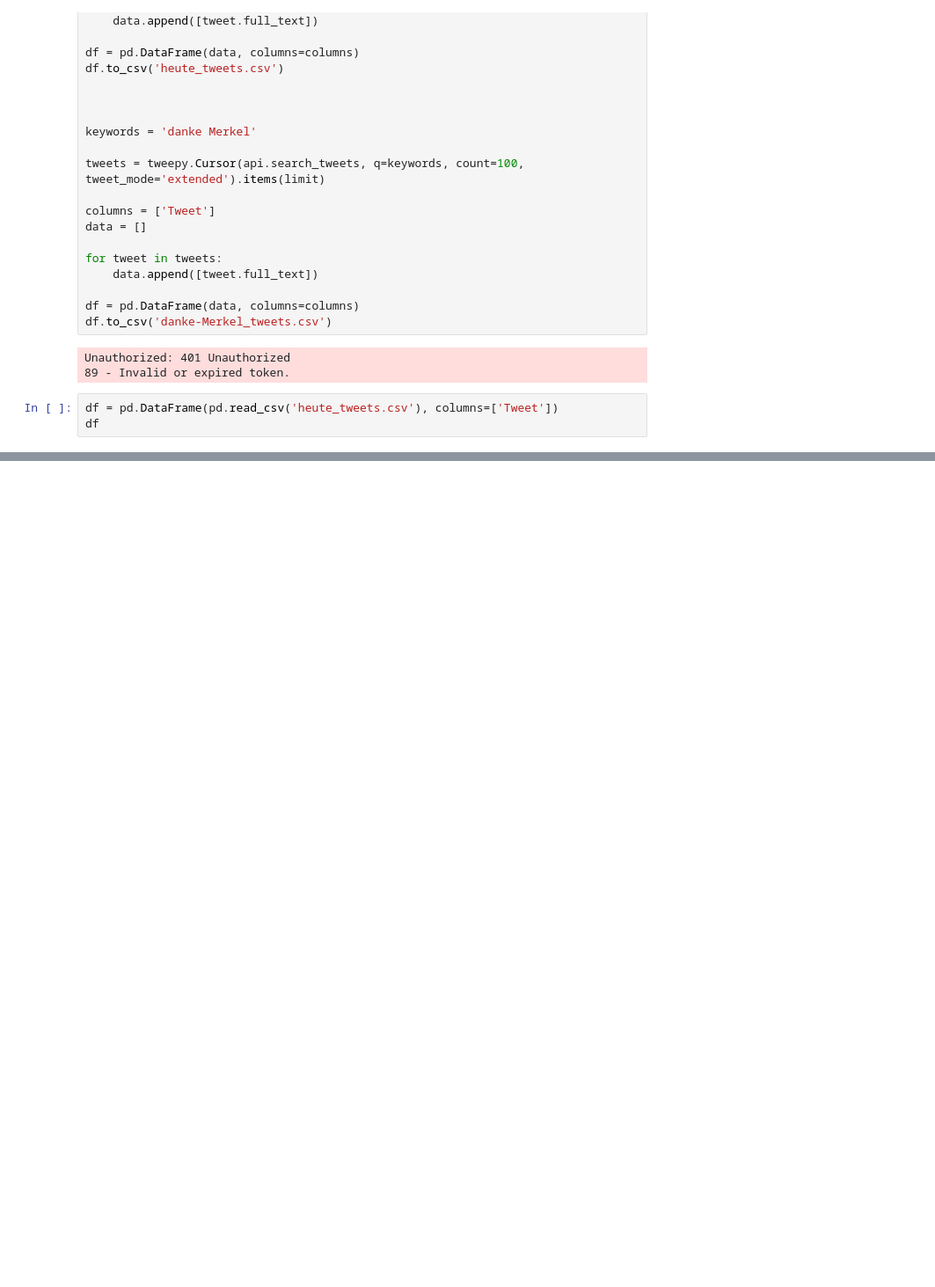
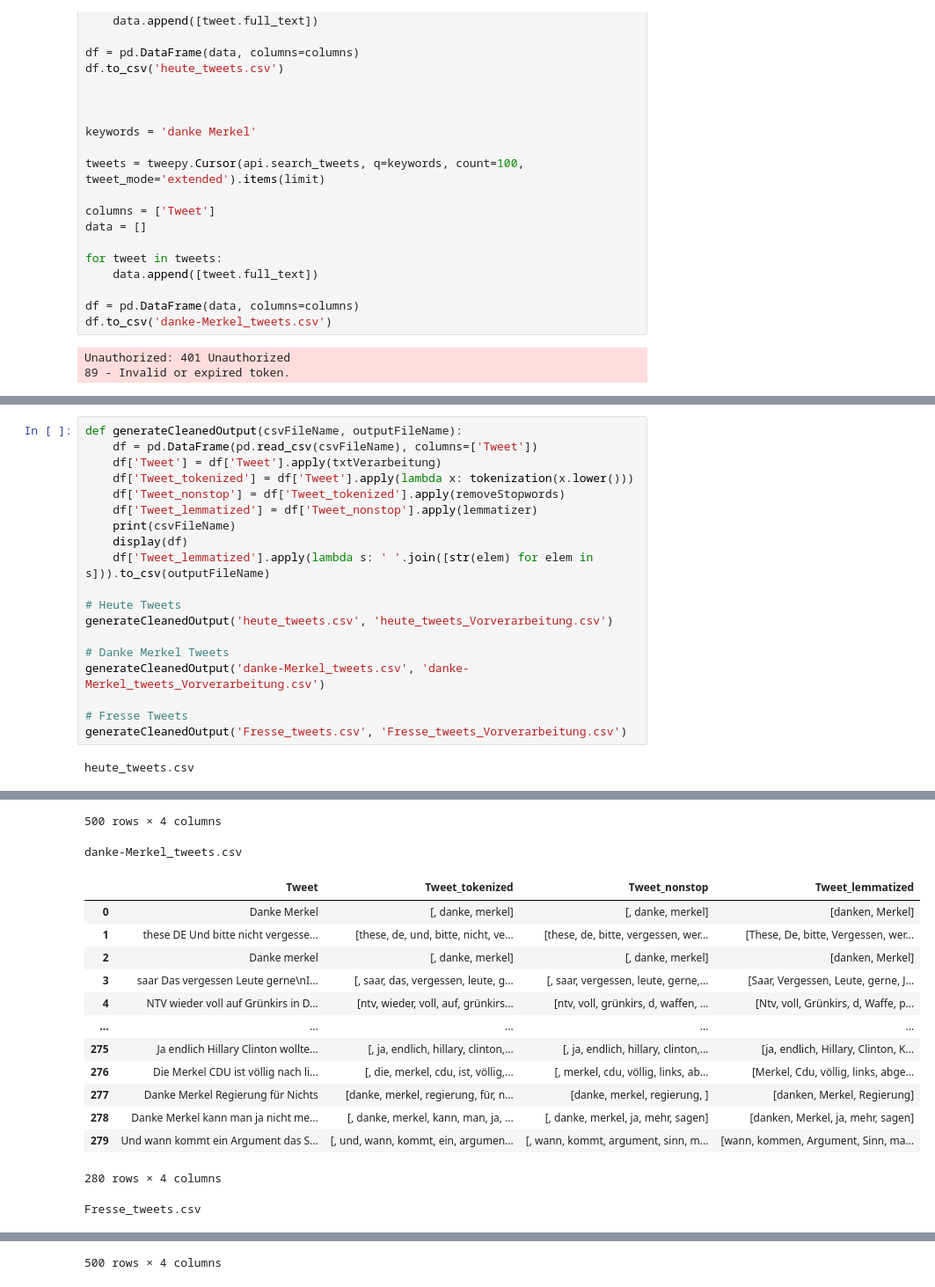
Before and after one commit to Galal2112/Twitter-Data-Analysis-Using-Python, a Jupyter notebook: GSN_Notebook.ipynb, the cells around one changed output, grey strips where cells are left out. Shown: that part at 88% size. Saved outputs shown, nothing was run; the diff lists cells and outputs as text; blank space fills up the shorter version.

Commit message:
Vorverarbeitete Tweets in CSV-Dateien gespeichert

```diff
--- a/GSN_Notebook.ipynb
+++ b/GSN_Notebook.ipynb
@@ -116,6 +116,3 @@ df.to_csv('danke-Merkel_tweets.csv')
 # %% [output]
 Unauthorized: 401 Unauthorized
 89 - Invalid or expired token.
-# %%
-df = pd.DataFrame(pd.read_csv('heute_tweets.csv'), columns=['Tweet'])
-df
@@ -225,0 +187,21 @@ df
+# %%
+def generateCleanedOutput(csvFileName, outputFileName):
+    df = pd.DataFrame(pd.read_csv(csvFileName), columns=['Tweet'])
+    df['Tweet'] = df['Tweet'].apply(txtVerarbeitung)
+    df['Tweet_tokenized'] = df['Tweet'].apply(lambda x: tokenization(x.lower()))
+    df['Tweet_nonstop'] = df['Tweet_tokenized'].apply(removeStopwords)
+    df['Tweet_lemmatized'] = df['Tweet_nonstop'].apply(lemmatizer)
+    print(csvFileName)
+    display(df)
+    df['Tweet_lemmatized'].apply(lambda s: ' '.join([str(elem) for elem in s])).to_csv(outputFileName)
+
+# Heute Tweets
+generateCleanedOutput('heute_tweets.csv', 'heute_tweets_Vorverarbeitung.csv')
+
+# Danke Merkel Tweets
+generateCleanedOutput('danke-Merkel_tweets.csv', 'danke-Merkel_tweets_Vorverarbeitung.csv')
+
+# Fresse Tweets
+generateCleanedOutput('Fresse_tweets.csv', 'Fresse_tweets_Vorverarbeitung.csv')
+# %% [output]
+heute_tweets.csv
@@ -225,0 +220,16 @@ df
+500 rows × 4 columns
+danke-Merkel_tweets.csv
+|  | Tweet | Tweet_tokenized | Tweet_nonstop | Tweet_lemmatized |
+| 0 | Danke Merkel | [, danke, merkel] | [, danke, merkel] | [danken, Merkel] |
+| 1 | these DE Und bitte nicht vergesse... | [these, de, und, bitte, nicht, ve... | [these, de, bitte, vergessen, wer... | [These, De, bitte, Vergessen, wer... |
+| 2 | Danke merkel | [, danke, merkel] | [, danke, merkel] | [danken, Merkel] |
+| 3 | saar Das vergessen Leute gerne\nI... | [, saar, das, vergessen, leute, g... | [, saar, vergessen, leute, gerne,... | [Saar, Vergessen, Leute, gerne, J... |
+| 4 | NTV wieder voll auf Grünkirs in D... | [ntv, wieder, voll, auf, grünkirs... | [ntv, voll, grünkirs, d, waffen, ... | [Ntv, voll, Grünkirs, d, Waffe, p... |
+| ... | ... | ... | ... | ... |
+| 275 | Ja endlich Hillary Clinton wollte... | [, ja, endlich, hillary, clinton,... | [, ja, endlich, hillary, clinton,... | [ja, endlich, Hillary, Clinton, K... |
+| 276 | Die Merkel CDU ist völlig nach li... | [, die, merkel, cdu, ist, völlig,... | [, merkel, cdu, völlig, links, ab... | [Merkel, Cdu, völlig, links, abge... |
+| 277 | Danke Merkel Regierung für Nichts | [danke, merkel, regierung, für, n... | [danke, merkel, regierung, ] | [danken, Merkel, Regierung] |
+| 278 | Danke Merkel kann man ja nicht me... | [, danke, merkel, kann, man, ja, ... | [, danke, merkel, ja, mehr, sagen] | [danken, Merkel, ja, mehr, sagen] |
+| 279 | Und wann kommt ein Argument das S... | [, und, wann, kommt, ein, argumen... | [, wann, kommt, argument, sinn, m... | [wann, kommen, Argument, Sinn, ma... |
+280 rows × 4 columns
+Fresse_tweets.csv
@@ -225,0 +248 @@ df
+500 rows × 4 columns
```
Also changed, not shown: parts of 3 cells of this notebook, 3 other files.
